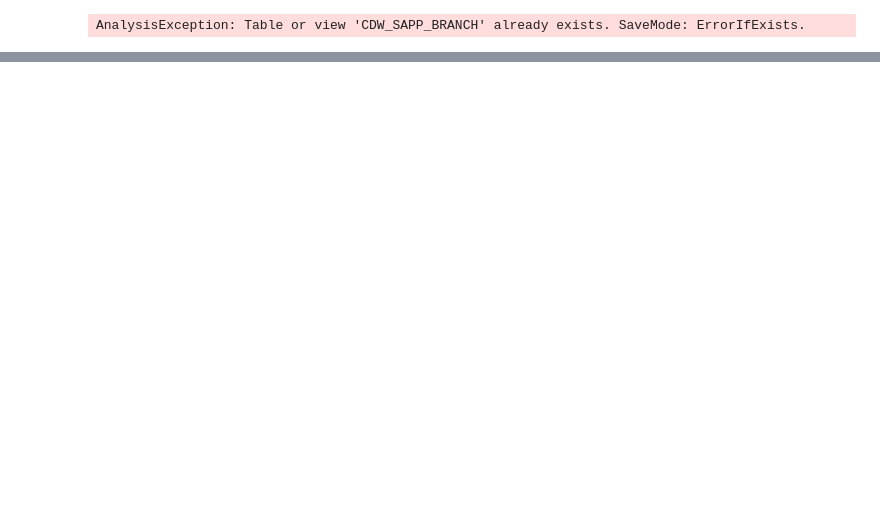
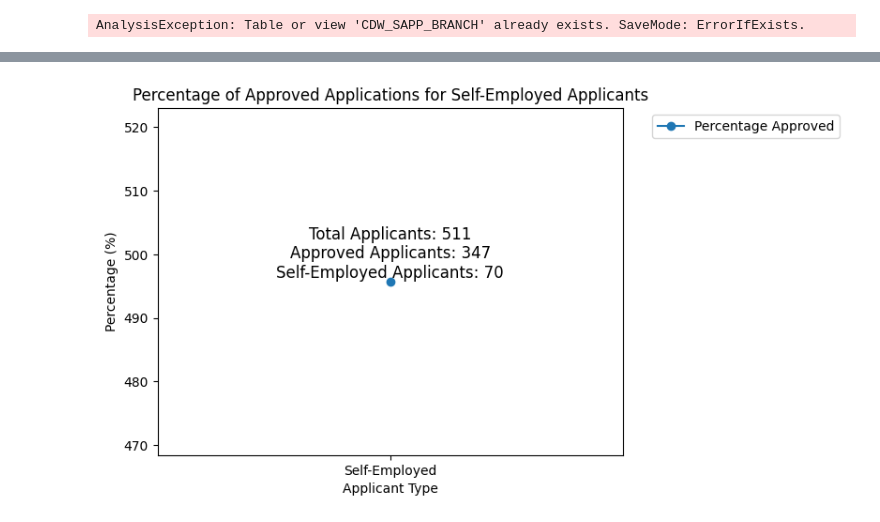
Before and after one commit to Tris2/Credit-Card, a Jupyter notebook: Final_Project/Credit_card.ipynb, the cells around one changed output, grey strips where cells are left out. Drawn from its saved outputs; the diff is of its cells as text; code cells hidden in the pictures; blank space fills up the shorter version.

```diff
--- a/Final_Project/Credit_card.ipynb
+++ b/Final_Project/Credit_card.ipynb
@@ -429,0 +649,49 @@ if __name__ == "__main":
+# %%
+#Req 5.1
+import mysql.connector
+import pandas as pd
+import matplotlib.pyplot as plt
+# Establish a connection to the MySQL database
+db_config = {
+    "host": "localhost",
+    "user": secret.mysql_username,
+    "passwd": secret.mysql_password,
+    "database": "creditcard_capstone"
+}
+db = mysql.connector.connect(**db_config)
+# Define SQL queries to get the count of approved and self-employed applications
+total_query = "SELECT COUNT(*) FROM cdw_sapp_loan_application"
+approved_query = "SELECT COUNT(*) FROM cdw_sapp_loan_application WHERE APPLICATION_STATUS = 'Y'"
+self_employed_query = "SELECT COUNT(*) FROM cdw_sapp_loan_application WHERE SELF_EMPLOYED = 'Yes'"
+# Execute the queries
+cursor = db.cursor()
+cursor.execute(total_query)
+total_applications = cursor.fetchone()[0]
+cursor.execute(approved_query)
+approved_applications = cursor.fetchone()[0]
+cursor.execute(self_employed_query)
+self_employed_applications = cursor.fetchone()[0]
+# Calculate the percentage of approved applications for self-employed applicants
+percentage_approved_for_self_employed = (approved_applications / self_employed_applications) * 100
+# Create a line graph
+x = ["Self-Employed"]
+y = [percentage_approved_for_self_employed]
+plt.plot(x, y, marker='o')
+# Include the total, approved, and total applicants in the graph
+plt.text("Self-Employed", percentage_approved_for_self_employed,
+         f"Total Applicants: {total_applications}\nApproved Applicants: {approved_applications}\nSelf-Employed Applicants: {self_employed_applications}",
+         fontsize=12, va='bottom', ha='center')
+plt.title("Percentage of Approved Applications for Self-Employed Applicants")
+plt.xlabel("Applicant Type")
+plt.ylabel("Percentage (%)")
+
+#Moving Legend
+plt.legend(['Percentage Approved'], bbox_to_anchor=(1.05, 1), loc='upper left')
+# Save the visualization as an image
+plt.savefig('C:/Users/Learner_9ZH3Z184/Documents/GitHub/Credit-Card/Final_Project/self_employed_approval.png')
+# Show the line graph
+plt.show()
+# Close the database connection
+db.close()
+# %% [output]
+[figure, added]
```
Also changed, not shown: parts of 23 cells of this notebook, 13 other files.
